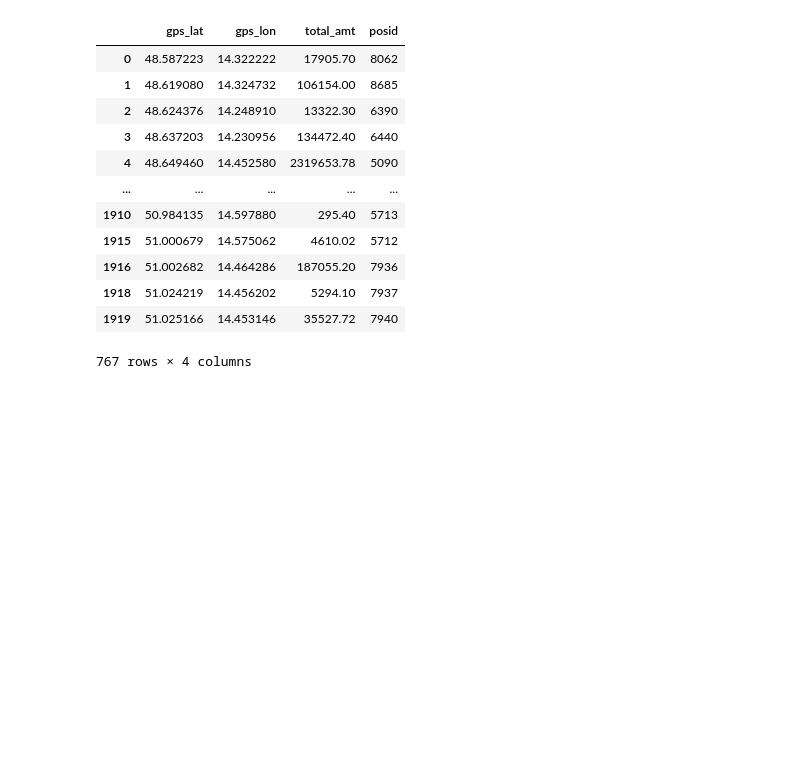
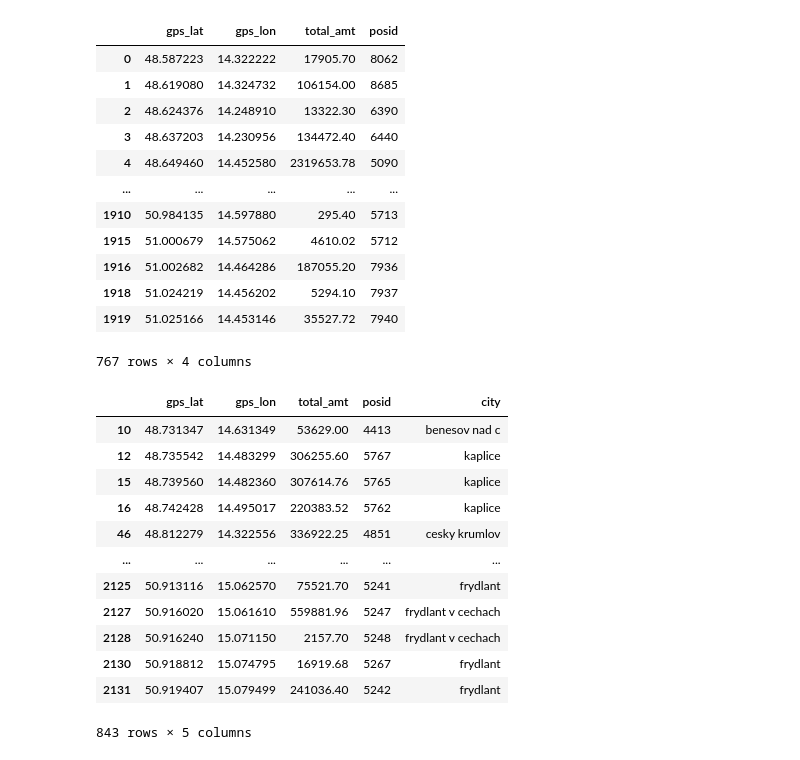
Before and after one commit to bkapustik/DataScience-NDBI048-transactions-at-petrol-stations, a Jupyter notebook: data-preparation.ipynb, the cells around one changed output. Drawn from its saved outputs; the diff is of its cells as text; code cells hidden in the pictures; blank space fills up the shorter version.

```diff
--- a/data-preparation.ipynb
+++ b/data-preparation.ipynb
@@ -394,32 +394,47 @@ from geopy.distance import geodesic
 major_cities_coords = {
     'praha': (50.073658, 14.418540),
     'brno': (49.195061, 16.606836),
     'ostrava': (49.820923, 18.262524),
     'liberec': (50.766280, 15.054339),
     'plzen': (49.738430, 13.373637),
     'olomouc': (49.593777, 17.250879),
     'budejovice': (48.975658, 14.480255),
     'hradec kralove': (50.210361, 15.825211)
 }
 
 
 radius = 30
 
 def is_near_major_city(lat, lon, rowCity, cities_coords, radius_km):
     for city, coords in cities_coords.items():
         if city == rowCity:
             return True
         if geodesic((lat, lon), coords).km <= radius_km:
             return True
     return False
 
 stationsWithDifferingGPS['near_major_city'] = stationsWithDifferingGPS.apply(
     lambda row: is_near_major_city(row['gps_lat'], row['gps_lon'], row['city'], major_cities_coords, radius),
     axis=1
 )
 
 stationsWithDifferingGPS = stationsWithDifferingGPS[stationsWithDifferingGPS['near_major_city']]
 
 stationsWithDifferingGPS = stationsWithDifferingGPS.drop(columns='near_major_city')
+stationsWithDifferingGPS
+# %% [output]
+|  | gps_lat | gps_lon | total_amt | posid | city |
+| 10 | 48.731347 | 14.631349 | 53629.00 | 4413 | benesov nad c |
+| 12 | 48.735542 | 14.483299 | 306255.60 | 5767 | kaplice |
+| 15 | 48.739560 | 14.482360 | 307614.76 | 5765 | kaplice |
+| 16 | 48.742428 | 14.495017 | 220383.52 | 5762 | kaplice |
+| 46 | 48.812279 | 14.322556 | 336922.25 | 4851 | cesky krumlov |
+| ... | ... | ... | ... | ... | ... |
+| 2125 | 50.913116 | 15.062570 | 75521.70 | 5241 | frydlant |
+| 2127 | 50.916020 | 15.061610 | 559881.96 | 5247 | frydlant v cechach |
+| 2128 | 50.916240 | 15.071150 | 2157.70 | 5248 | frydlant v cechach |
+| 2130 | 50.918812 | 15.074795 | 16919.68 | 5267 | frydlant |
+| 2131 | 50.919407 | 15.079499 | 241036.40 | 5242 | frydlant |
+843 rows × 5 columns
 # %%
 networkStationPairs.to_csv('./data/network_station_pairs_cities_only.csv', index=False)
```
Also changed, not shown: parts of 1 cell of this notebook, 5 other files.
